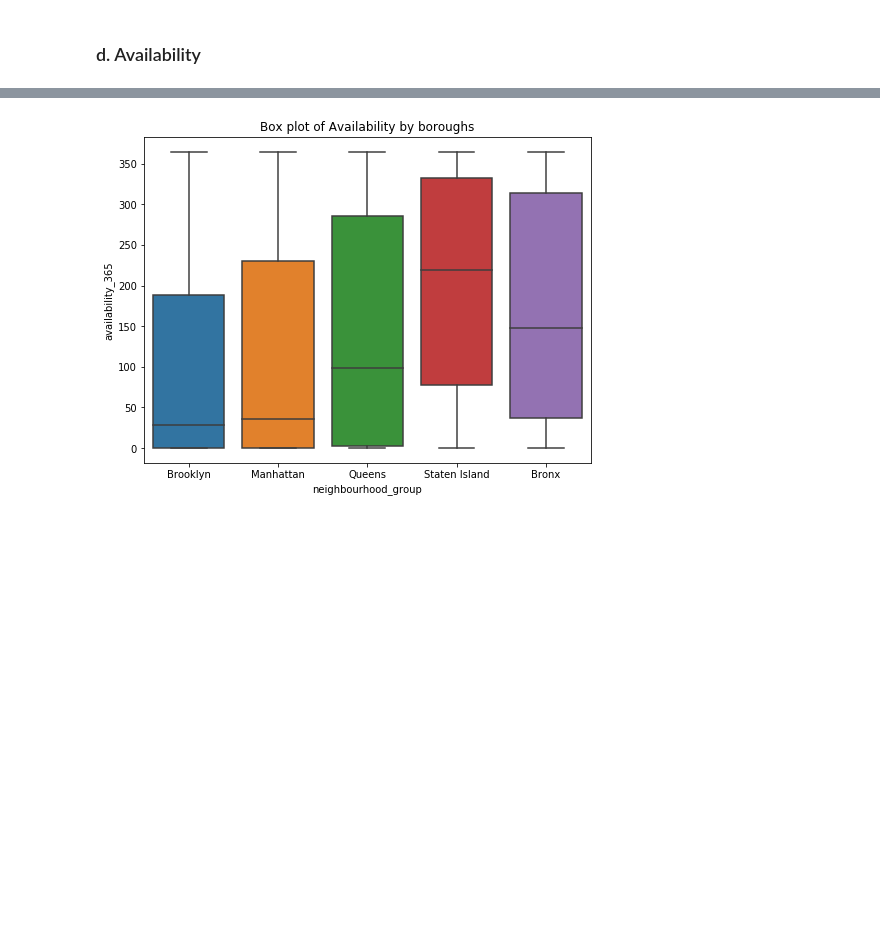
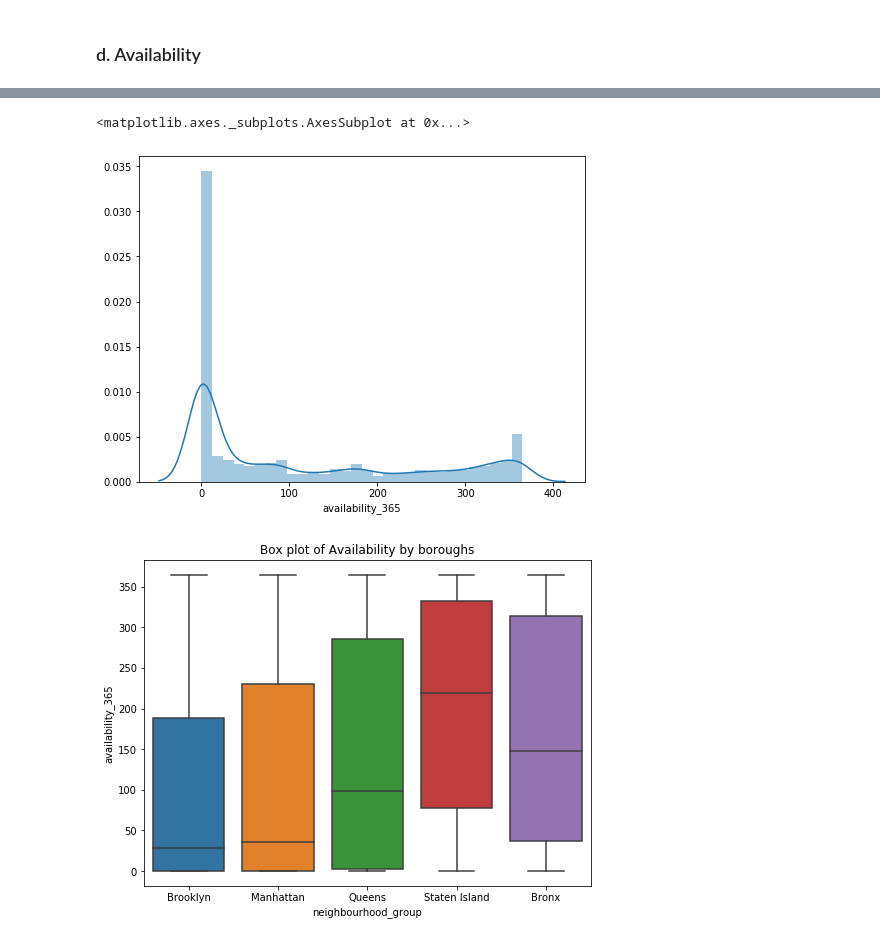
Before and after one commit to MinhDg00/Analysis-with-NYC-dataset-, a Jupyter notebook: NYC Airbnb .ipynb, the cells around one changed output, grey strips where cells are left out. Drawn from its saved outputs; the diff is of its cells as text; code cells hidden in the pictures; blank space fills up the shorter version.

```diff
--- a/NYC Airbnb .ipynb
+++ b/NYC Airbnb .ipynb
@@ -316,3 +325,9 @@ Most of reviews are from host with relatively low price , approximately less tha
+# %%
+plt.figure(figsize = (8,6))
+sns.distplot(airbnb['availability_365'])
+# %% [output]
+<matplotlib.axes._subplots.AxesSubplot at 0x...>
+[figure, added]
 # %%
 plt.figure(figsize = (8,6))
 sns.boxplot(x = 'neighbourhood_group', y ='availability_365', data = airbnb)
```
Also changed, not shown: parts of 36 cells of this notebook.
